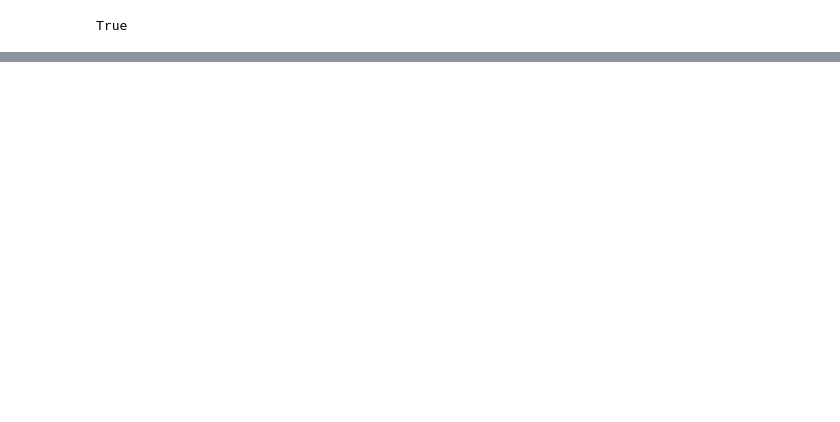
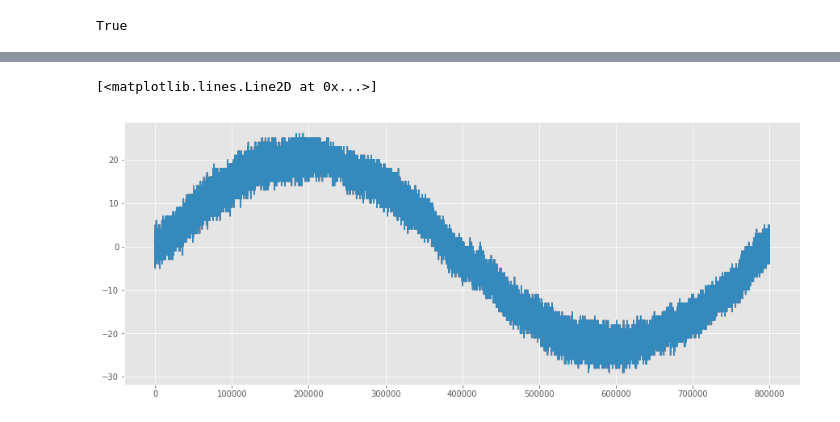
Before and after one commit to gokul-krishna/VSBPowerLineFaultDetection, a Jupyter notebook: SaveSpectrograms.ipynb, the cells around one changed output, grey strips where cells are left out. Cells and saved outputs as stored; diff of their text form; code cells hidden in the pictures; blank space fills up the shorter version.

Commit message:
modified zero crossing function

```diff
--- a/SaveSpectrograms.ipynb
+++ b/SaveSpectrograms.ipynb
@@ -66,8 +73,6 @@ _ = parallel(make_spectograms, job_list, n_jobs=6)
 [interactive output not drawn]
 # %% [markdown]
 # GADF
-# %%
-train = pd.read_pickle('data/subset_train')
 # %%
 from mltoolbox.image import *
 # %%
@@ -89,16 +94,30 @@ def shift_phase2zero(data):
     sig_fft[np.abs(sig_freq) > 400] = 0
     smoothed_data = fftpack.ifft(sig_fft)
 
-    crossing_idx = np.where((smoothed_data[:-1] *
-                             smoothed_data[1:]) <= 0)
-    assert len(crossing_idx[0]) == 2
-    for z_idx in crossing_idx[0]:
-        if (smoothed_data[z_idx - 1000] < 0) and\
-                (smoothed_data[z_idx + 1000] > 0):
+    crossing_idx = np.where((smoothed_data[:-1] * smoothed_data[1:]) <= 0)
+
+    if len(crossing_idx[0]) > 2:
+        sig_fft = fftpack.fft(x.values)
+        sig_freq = fftpack.fftfreq(SAMPLE_LENGTH, 1 / SAMPLING_RATE)
+        sig_fft[np.abs(sig_freq) > 100] = 0
+        smoothed_data = fftpack.ifft(sig_fft)
+        crossing_idx = np.where((smoothed_data[:-1] * smoothed_data[1:]) <= 0)
+
+    idx = None
+    crossing_idx = [i for i in crossing_idx[0] if abs(i - SAMPLE_LENGTH) > 500]
+    crossing_idx = [i for i in crossing_idx if i > 500]
+
+    for z_idx in crossing_idx:
+        if (smoothed_data[z_idx - 500] < 0) and\
+                (smoothed_data[z_idx + 500] > 0):
             idx = z_idx
         else:
             pass
-    return np.concatenate([data[idx:], data[:idx]])
+
+    if idx is None:
+        return data
+    else:
+        return np.concatenate([data[idx:], data[:idx]])
 # %%
 plt.rcParams['figure.figsize'] = [15.0, 6.0]
 # %%
@@ -149,0 +193,6 @@ True
+# %%
+plt.plot(train.iloc[:, 3300])
+plt.plot(shift_phase2zero(train.iloc[:, 3300]))
+# %% [output]
+[<matplotlib.lines.Line2D at 0x...>]
+[figure, added]
```
Also changed, not shown: parts of 14 cells of this notebook, 1 other file.
